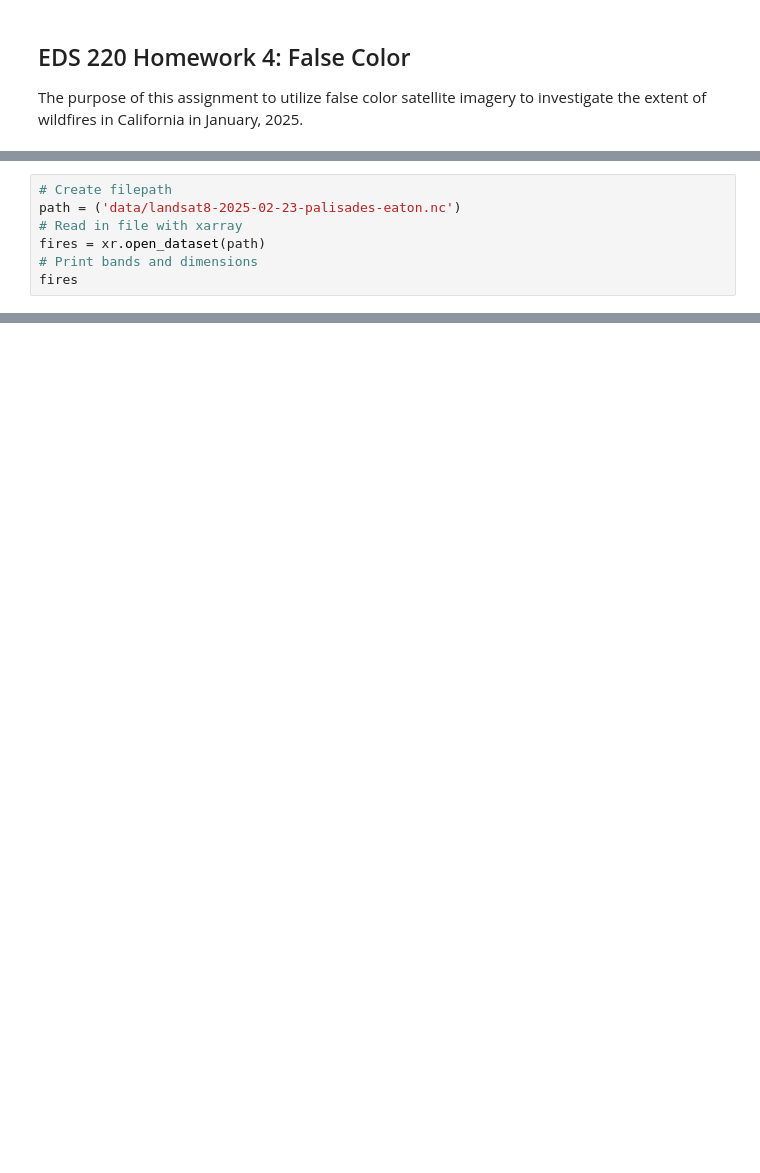
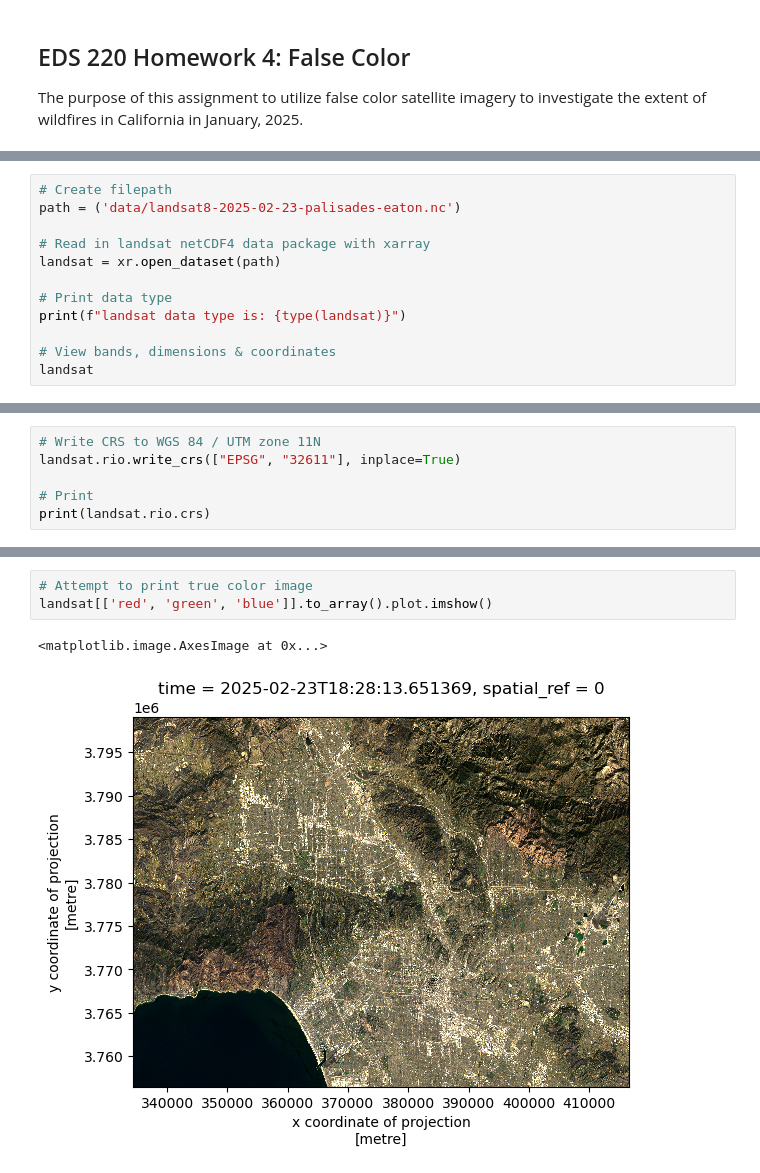
Before and after one commit to ht-oliver/eds220-hwk4, a Jupyter notebook: hwk4-task2-false-color-oliver.ipynb, the cells around one changed output, grey strips where cells are left out. Saved outputs shown, nothing was run; the diff lists cells and outputs as text; blank space fills up the shorter version.

```diff
--- a/hwk4-task2-false-color-oliver.ipynb
+++ b/hwk4-task2-false-color-oliver.ipynb
@@ -15,8 +68,13 @@ Fire perimeter data exploration
 # %%
 # Create filepath
 path = ('data/landsat8-2025-02-23-palisades-eaton.nc')
-# Read in file with xarray
-fires = xr.open_dataset(path)
-# Print bands and dimensions
-fires
+
+# Read in landsat netCDF4 data package with xarray
+landsat = xr.open_dataset(path)
+
+# Print data type
+print(f"landsat data type is: {type(landsat)}")
+
+# View bands, dimensions & coordinates
+landsat
 # %% [output]
@@ -37,0 +116,6 @@ By printing `fires` I was able to access the number of bands, the dimensions, an
+# %%
+# Write CRS to WGS 84 / UTM zone 11N
+landsat.rio.write_crs(["EPSG", "32611"], inplace=True)
+
+# Print
+print(landsat.rio.crs)
@@ -37,0 +131,6 @@ By printing `fires` I was able to access the number of bands, the dimensions, an
+# %%
+# Attempt to print true color image
+landsat[['red', 'green', 'blue']].to_array().plot.imshow()
+# %% [output]
+<matplotlib.image.AxesImage at 0x...>
+[figure, added]
```
Also changed, not shown: parts of 24 cells of this notebook, 1 other file.
